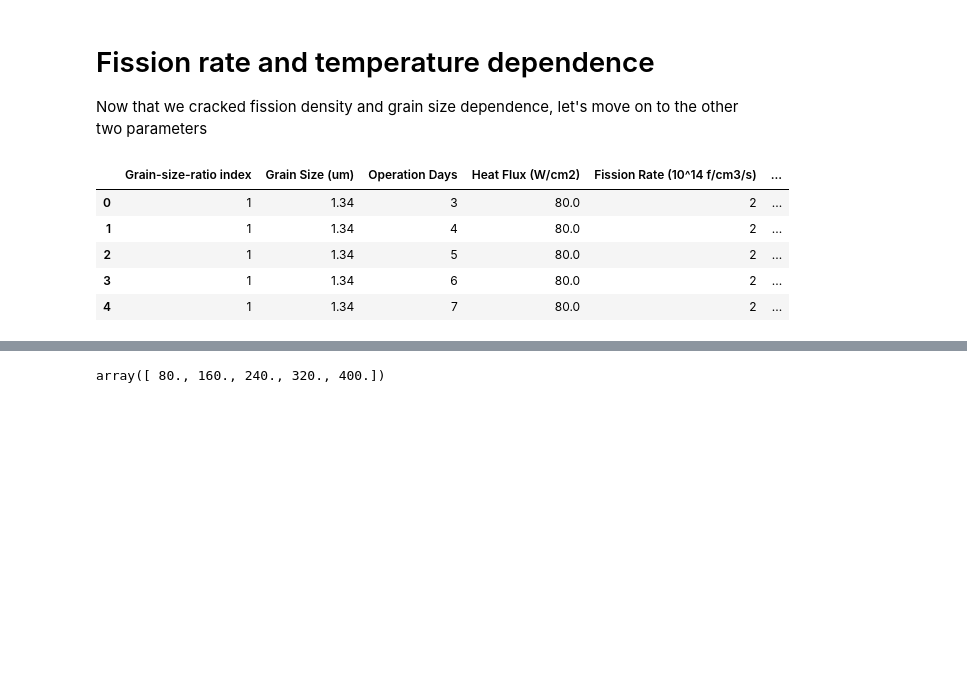
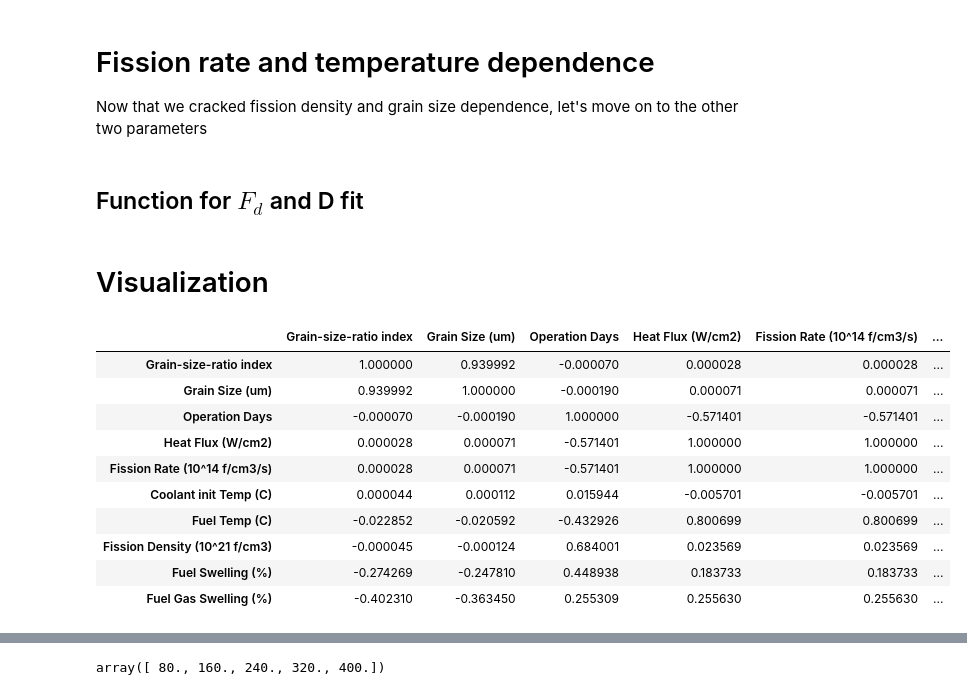
Before and after one commit to ahasan3-ncsu/wd-swelling, a Jupyter notebook: data_2022/frate.ipynb, the cells around one changed output, grey strips where cells are left out. Saved outputs shown, nothing was run; the diff lists cells and outputs as text; code cells hidden in the pictures; blank space fills up the shorter version.

```diff
--- a/data_2022/frate.ipynb
+++ b/data_2022/frate.ipynb
@@ -7,0 +11,2 @@ import pandas as pd
+# %% [markdown]
+## Function for $F_d$ and D fit
@@ -8,11 +50,18 @@ import pandas as pd
+# %% [markdown]
+# Visualization
 # %%
 jar = pd.read_csv('fuel_swelling_5-grains_no-fitting.csv')
-# %%
-jar.head()
-# %% [output]
-|  | Grain-size-ratio index | Grain Size (um) | Operation Days | Heat Flux (W/cm2) | Fission Rate (10^14 f/cm3/s) | ... |
-| 0 | 1 | 1.34 | 3 | 80.0 | 2 | ... |
-| 1 | 1 | 1.34 | 4 | 80.0 | 2 | ... |
-| 2 | 1 | 1.34 | 5 | 80.0 | 2 | ... |
-| 3 | 1 | 1.34 | 6 | 80.0 | 2 | ... |
-| 4 | 1 | 1.34 | 7 | 80.0 | 2 | ... |
+# %%
+jar.corr()
+# %% [output]
+|  | Grain-size-ratio index | Grain Size (um) | Operation Days | Heat Flux (W/cm2) | Fission Rate (10^14 f/cm3/s) | ... |
+| Grain-size-ratio index | 1.000000 | 0.939992 | -0.000070 | 0.000028 | 0.000028 | ... |
+| Grain Size (um) | 0.939992 | 1.000000 | -0.000190 | 0.000071 | 0.000071 | ... |
+| Operation Days | -0.000070 | -0.000190 | 1.000000 | -0.571401 | -0.571401 | ... |
+| Heat Flux (W/cm2) | 0.000028 | 0.000071 | -0.571401 | 1.000000 | 1.000000 | ... |
+| Fission Rate (10^14 f/cm3/s) | 0.000028 | 0.000071 | -0.571401 | 1.000000 | 1.000000 | ... |
+| Coolant init Temp (C) | 0.000044 | 0.000112 | 0.015944 | -0.005701 | -0.005701 | ... |
+| Fuel Temp (C) | -0.022852 | -0.020592 | -0.432926 | 0.800699 | 0.800699 | ... |
+| Fission Density (10^21 f/cm3) | -0.000045 | -0.000124 | 0.684001 | 0.023569 | 0.023569 | ... |
+| Fuel Swelling (%) | -0.274269 | -0.247810 | 0.448938 | 0.183733 | 0.183733 | ... |
+| Fuel Gas Swelling (%) | -0.402310 | -0.363450 | 0.255309 | 0.255630 | 0.255630 | ... |
```
Also changed, not shown: parts of 6 cells of this notebook, 6 other files.
